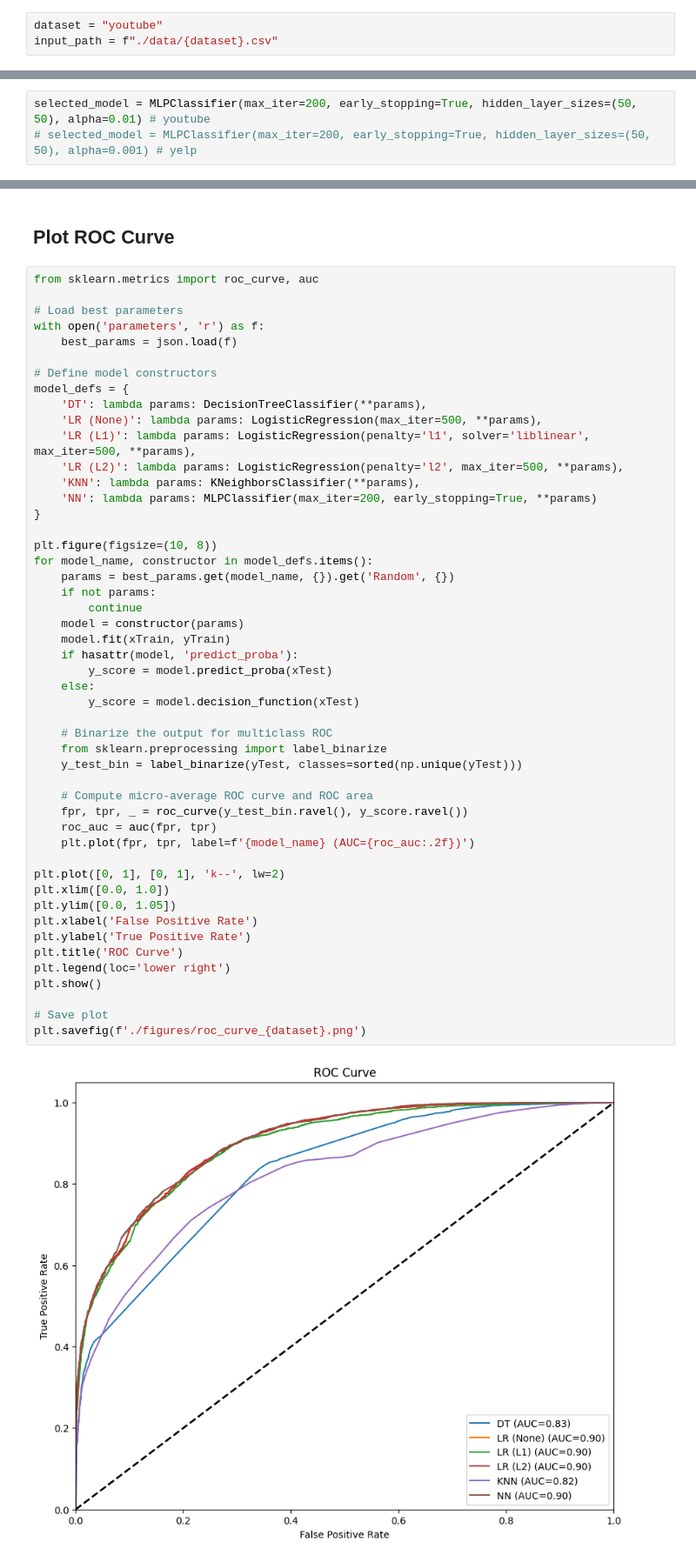
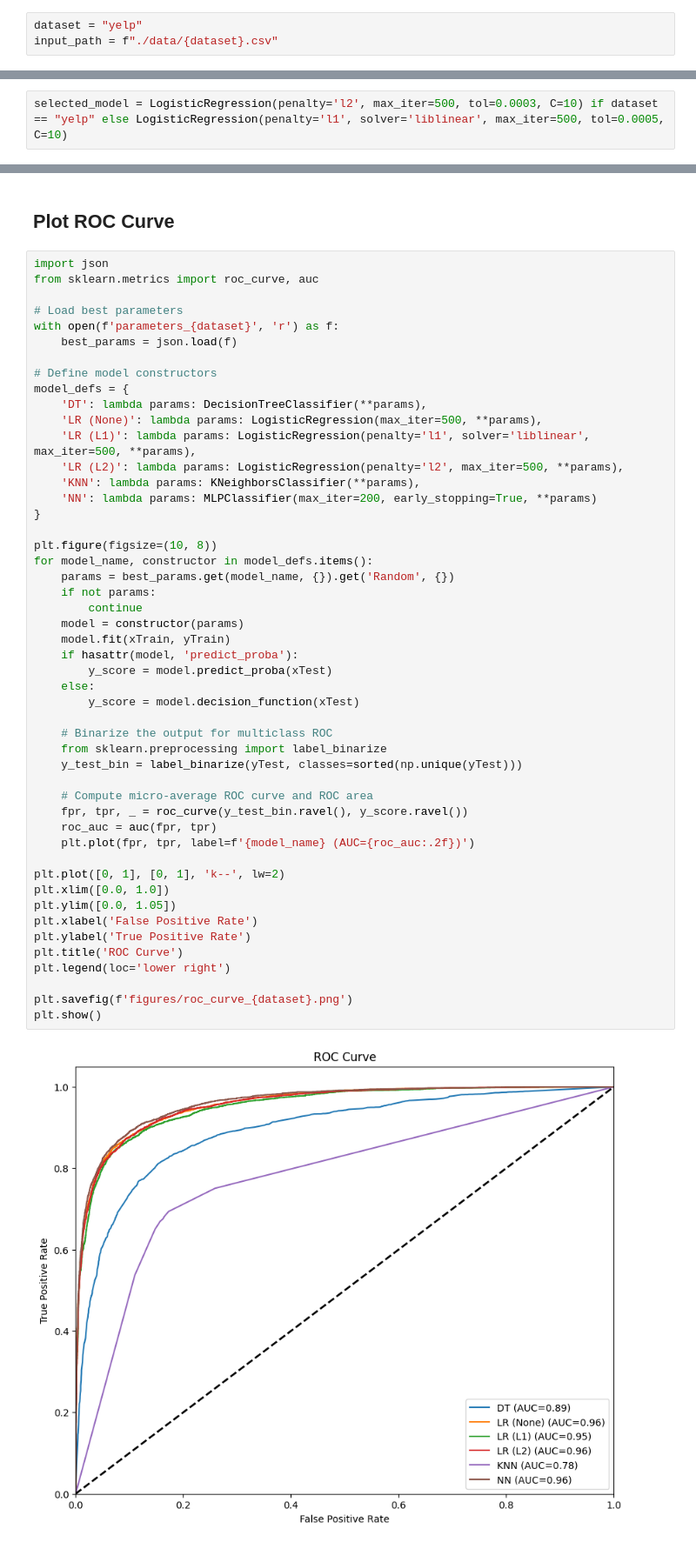
Before and after one commit to ethn1ee/sentiment-analysis, a Jupyter notebook: sentiment_analysis.ipynb, the cells around one changed output, grey strips where cells are left out. Shown at 87% size. Drawn from its saved outputs; the diff is of its cells as text.

```diff
--- a/sentiment_analysis.ipynb
+++ b/sentiment_analysis.ipynb
@@ -26,5 +24,5 @@ from sklearn.tree import DecisionTreeClassifier
 import warnings
 warnings.filterwarnings("ignore")
 # %%
-dataset = "youtube"
+dataset = "yelp"
 input_path = f"./data/{dataset}.csv"
@@ -379,6 +375,5 @@ NN (Random)         0.871832  0.695240  0.731930  26.502828
 # %%
-selected_model = MLPClassifier(max_iter=200, early_stopping=True, hidden_layer_sizes=(50, 50), alpha=0.01) # youtube
-# selected_model = MLPClassifier(max_iter=200, early_stopping=True, hidden_layer_sizes=(50, 50), alpha=0.001) # yelp
+selected_model = LogisticRegression(penalty='l2', max_iter=500, tol=0.0003, C=10) if dataset == "yelp" else LogisticRegression(penalty='l1', solver='liblinear', max_iter=500, tol=0.0005, C=10)
 # %% [markdown]
 ## Identify Common Misclassified Patterns
 # %%
@@ -425,10 +420,11 @@ most_common_words_df.to_csv(f'./data/most_misclassified_{dataset}.csv', index=Fa
 # %% [markdown]
 ## Plot ROC Curve
 # %%
+import json
 from sklearn.metrics import roc_curve, auc
 
 # Load best parameters
-with open('parameters', 'r') as f:
+with open(f'parameters_{dataset}', 'r') as f:
     best_params = json.load(f)
 
 # Define model constructors
@@ -444,34 +440,33 @@ model_defs = {
 plt.figure(figsize=(10, 8))
 for model_name, constructor in model_defs.items():
     params = best_params.get(model_name, {}).get('Random', {})
     if not params:
         continue
     model = constructor(params)
     model.fit(xTrain, yTrain)
     if hasattr(model, 'predict_proba'):
         y_score = model.predict_proba(xTest)
     else:
         y_score = model.decision_function(xTest)
 
     # Binarize the output for multiclass ROC
     from sklearn.preprocessing import label_binarize
     y_test_bin = label_binarize(yTest, classes=sorted(np.unique(yTest)))
 
     # Compute micro-average ROC curve and ROC area
     fpr, tpr, _ = roc_curve(y_test_bin.ravel(), y_score.ravel())
     roc_auc = auc(fpr, tpr)
     plt.plot(fpr, tpr, label=f'{model_name} (AUC={roc_auc:.2f})')
 
 plt.plot([0, 1], [0, 1], 'k--', lw=2)
 plt.xlim([0.0, 1.0])
 plt.ylim([0.0, 1.05])
 plt.xlabel('False Positive Rate')
 plt.ylabel('True Positive Rate')
 plt.title('ROC Curve')
 plt.legend(loc='lower right')
+
+plt.savefig(f'figures/roc_curve_{dataset}.png')
 plt.show()
-
-# Save plot
-plt.savefig(f'./figures/roc_curve_{dataset}.png')
 # %% [output]
-[figure, old version]
+[figure, new version]
```
Also changed, not shown: parts of 11 cells of this notebook, 10 other files.
